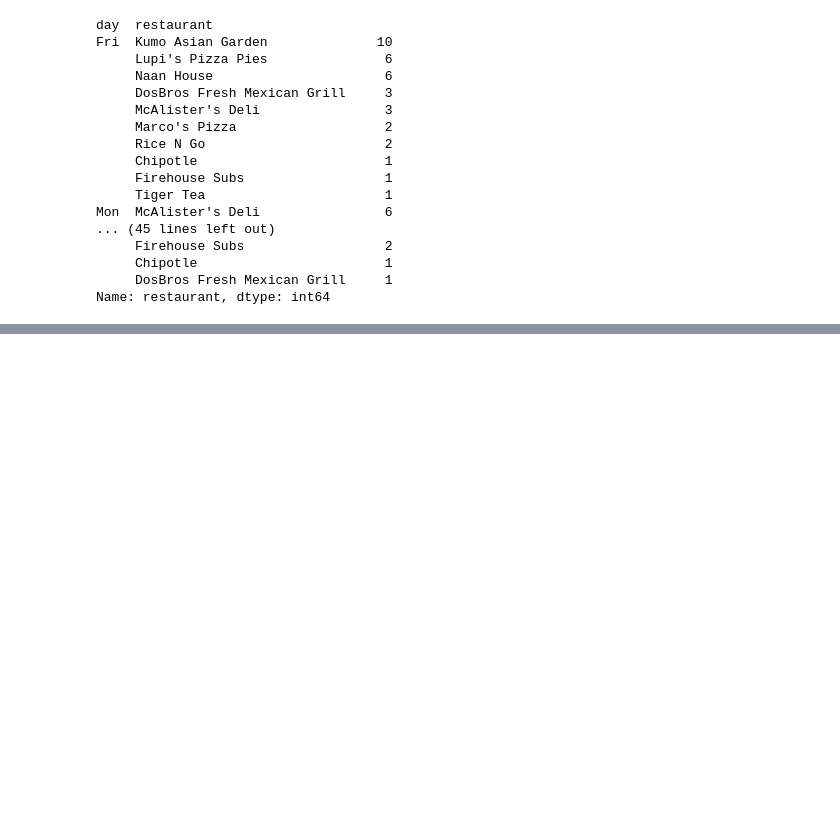
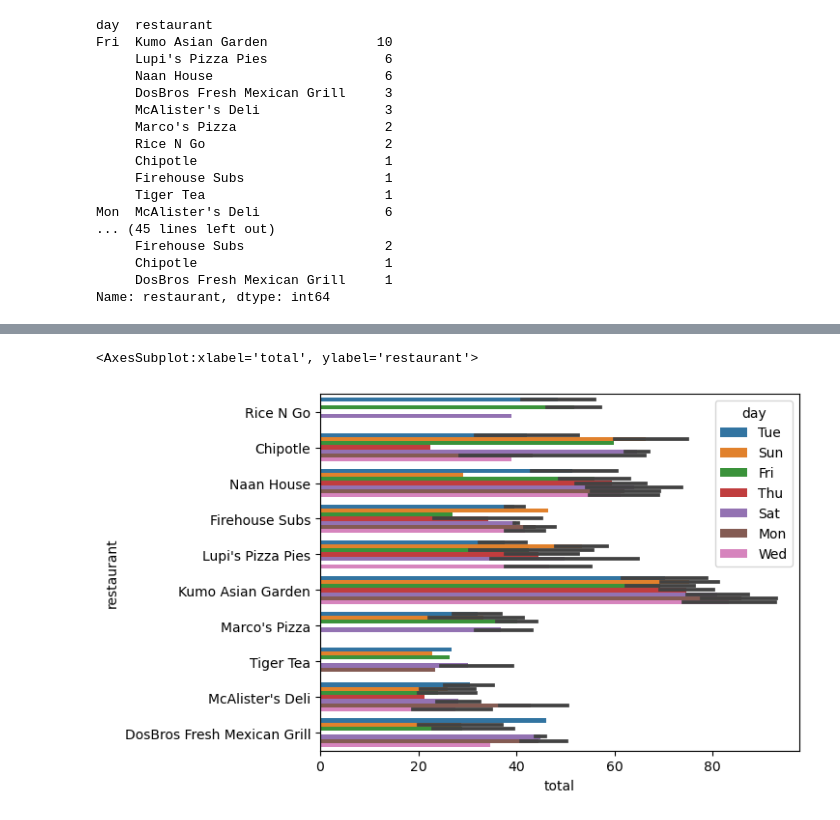
Before and after one commit to kevin-mal-smith/doordash, a Jupyter notebook: Untitled.ipynb, the cells around one changed output, grey strips where cells are left out. Saved outputs shown, nothing was run; the diff lists cells and outputs as text; code cells hidden in the pictures; blank space fills up the shorter version.

```diff
--- a/Untitled.ipynb
+++ b/Untitled.ipynb
@@ -256,0 +264,5 @@ Name: restaurant, dtype: int64
+# %%
+sns.barplot(data=freq,x='total',y='restaurant',hue='day')
+# %% [output]
+<AxesSubplot:xlabel='total', ylabel='restaurant'>
+[figure, added]
```
Also changed, not shown: parts of 3 cells of this notebook.
